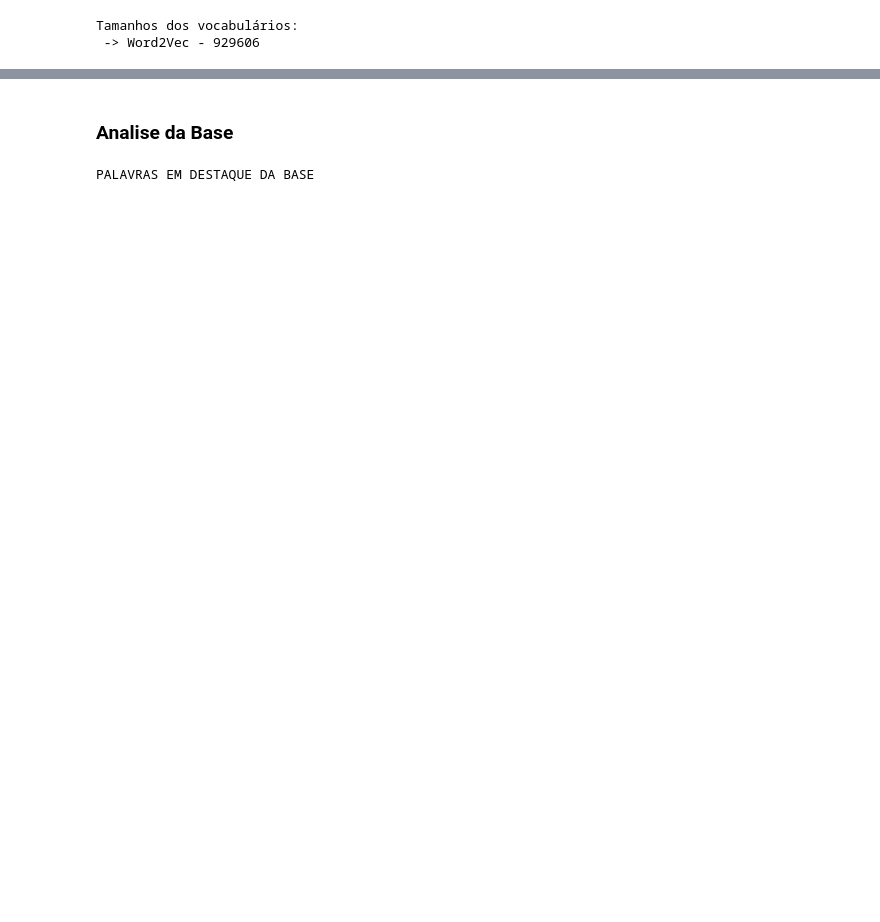
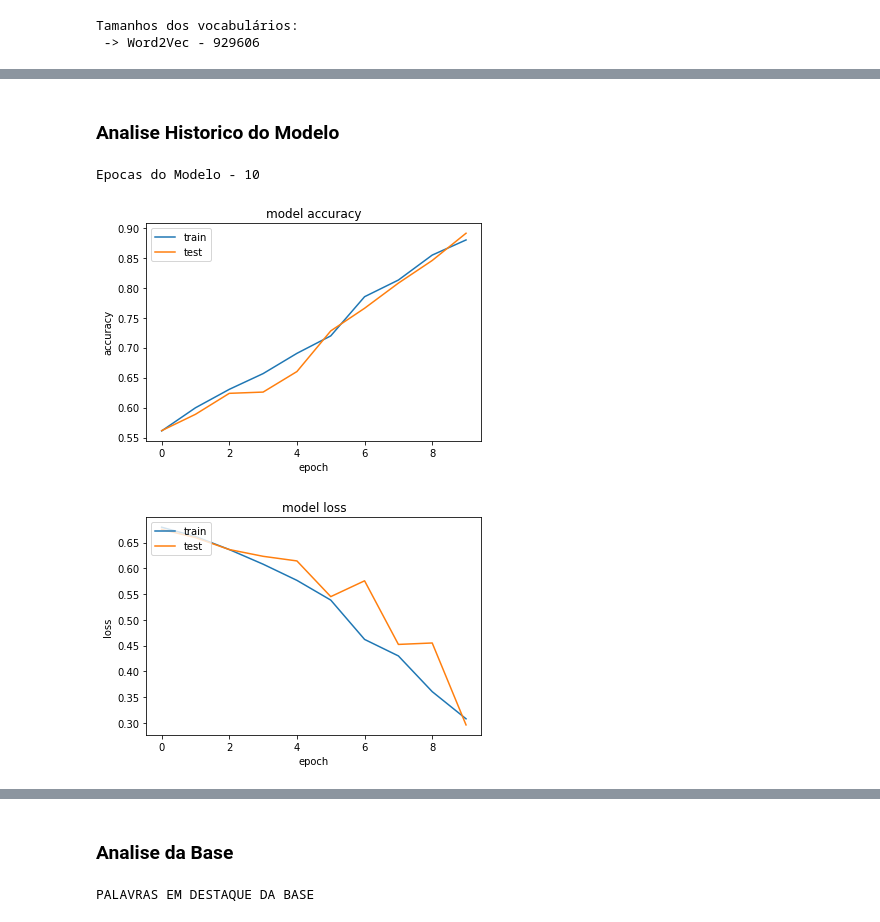
Before and after one commit to JosueSantos/impartiality_discovery, a Jupyter notebook: ImpartialityDiscovery.ipynb, the cells around one changed output, grey strips where cells are left out. Drawn from its saved outputs; the diff is of its cells as text; code cells hidden in the pictures; blank space fills up the shorter version.

```diff
--- a/ImpartialityDiscovery.ipynb
+++ b/ImpartialityDiscovery.ipynb
@@ -269,0 +424,29 @@ Tamanhos Máximo das Notícias da Base:
+# %% [markdown]
+### Analise Historico do Modelo
+# %%
+import matplotlib.pyplot as plt
+
+history_results = pd.read_csv(HISTORY_RESULTS_NAIVE, sep=';')
+print("\nEpocas do Modelo - " + str(len(history_results['accuracy'])) )
+
+# summarize history for accuracy
+plt.plot(history_results['accuracy'])
+plt.plot(history_results['val_accuracy'])
+plt.title('model accuracy')
+plt.ylabel('accuracy')
+plt.xlabel('epoch')
+plt.legend(['train', 'test'], loc='upper left')
+plt.show()
+
+# summarize history for loss
+plt.plot(history_results['loss'])
+plt.plot(history_results['val_loss'])
+plt.title('model loss')
+plt.ylabel('loss')
+plt.xlabel('epoch')
+plt.legend(['train', 'test'], loc='upper left')
+plt.show()
+# %% [output]
+Epocas do Modelo - 10
+[figure, added]
+[figure, added]
```
Also changed, not shown: parts of 41 cells of this notebook.
